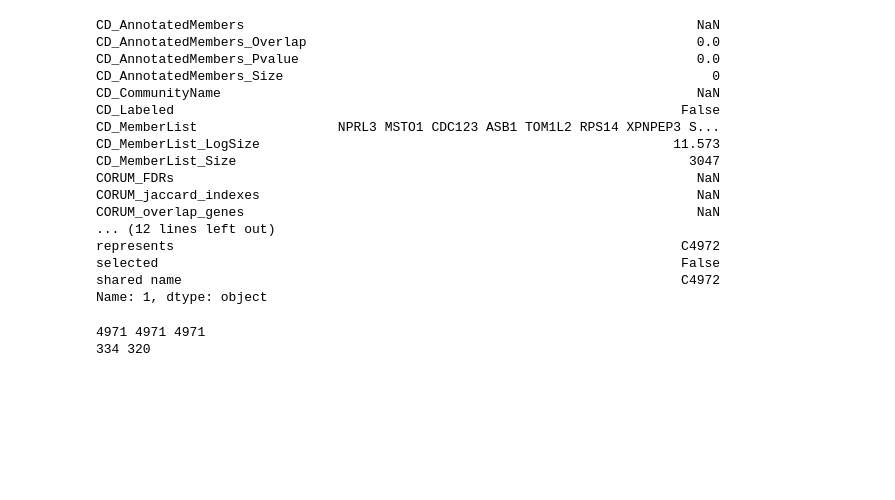
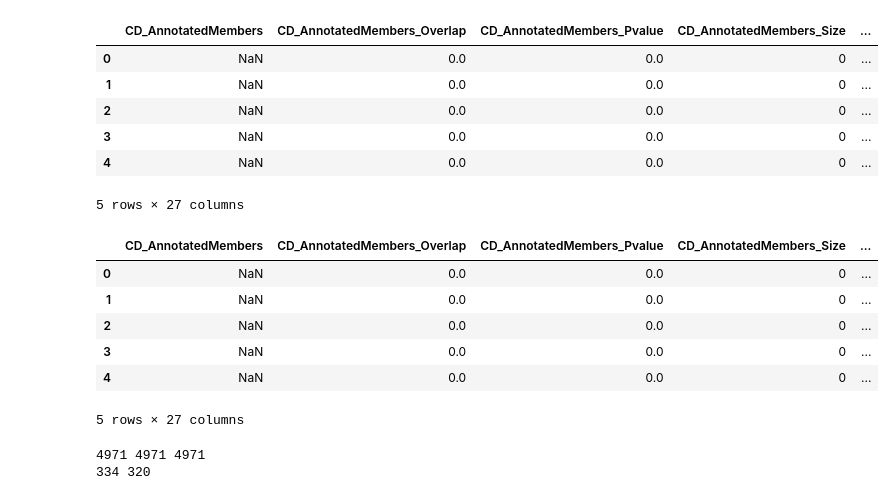
Before and after one commit to ishan-gaur/multi-music, a Jupyter notebook: sc_comparison.ipynb, the cells around one changed output. Drawn from its saved outputs; the diff is of its cells as text; code cells hidden in the pictures; blank space fills up the shorter version.

```diff
--- a/sc_comparison.ipynb
+++ b/sc_comparison.ipynb
@@ -8,5 +9,10 @@ import seaborn as sns
 ref_map, test_map = 986625, 1038115
 ref_file = f"sc_node_attributes_{ref_map}.csv"
 test_file = f"sc_node_attributes_{test_map}.csv"
-reg_node_df = pd.read_csv(Path.cwd() / ref_file)
-sc_node_df = pd.read_csv(Path.cwd() / test_file)
+def get_node_df(file_name):
+    df = pd.read_csv(Path.cwd() / file_name)
+    df.sort_values(by=['CD_MemberList_Size'], ascending=False, inplace=True)
+    df.index = np.arange(len(df))
+    return df
+test_node_df = get_node_df(test_file)
+ref_node_df = get_node_df(ref_file)
@@ -47,21 +19,21 @@ sc_node_df.index = range(len(sc_node_df))
-# %%
-sc_node_df.loc[1]
-# %% [output]
-CD_AnnotatedMembers                                                          NaN
-CD_AnnotatedMembers_Overlap                                                  0.0
-CD_AnnotatedMembers_Pvalue                                                   0.0
-CD_AnnotatedMembers_Size                                                       0
-CD_CommunityName                                                             NaN
-CD_Labeled                                                                 False
-CD_MemberList                  NPRL3 MSTO1 CDC123 ASB1 TOM1L2 RPS14 XPNPEP3 S...
-CD_MemberList_LogSize                                                     11.573
-CD_MemberList_Size                                                          3047
-CORUM_FDRs                                                                   NaN
-CORUM_jaccard_indexes                                                        NaN
-CORUM_overlap_genes                                                          NaN
-... (12 lines left out)
-represents                                                                 C4972
-selected                                                                   False
-shared name                                                                C4972
-Name: 1, dtype: object
+# %%
+test_node_df.head()
+# %% [output]
+|  | CD_AnnotatedMembers | CD_AnnotatedMembers_Overlap | CD_AnnotatedMembers_Pvalue | CD_AnnotatedMembers_Size | ... |
+| 0 | NaN | 0.0 | 0.0 | 0 | ... |
+| 1 | NaN | 0.0 | 0.0 | 0 | ... |
+| 2 | NaN | 0.0 | 0.0 | 0 | ... |
+| 3 | NaN | 0.0 | 0.0 | 0 | ... |
+| 4 | NaN | 0.0 | 0.0 | 0 | ... |
+5 rows × 27 columns
+# %%
+ref_node_df.head()
+# %% [output]
+|  | CD_AnnotatedMembers | CD_AnnotatedMembers_Overlap | CD_AnnotatedMembers_Pvalue | CD_AnnotatedMembers_Size | ... |
+| 0 | NaN | 0.0 | 0.0 | 0 | ... |
+| 1 | NaN | 0.0 | 0.0 | 0 | ... |
+| 2 | NaN | 0.0 | 0.0 | 0 | ... |
+| 3 | NaN | 0.0 | 0.0 | 0 | ... |
+| 4 | NaN | 0.0 | 0.0 | 0 | ... |
+5 rows × 27 columns
 # %%
```
Also changed, not shown: parts of 10 cells of this notebook, 3 other files.
